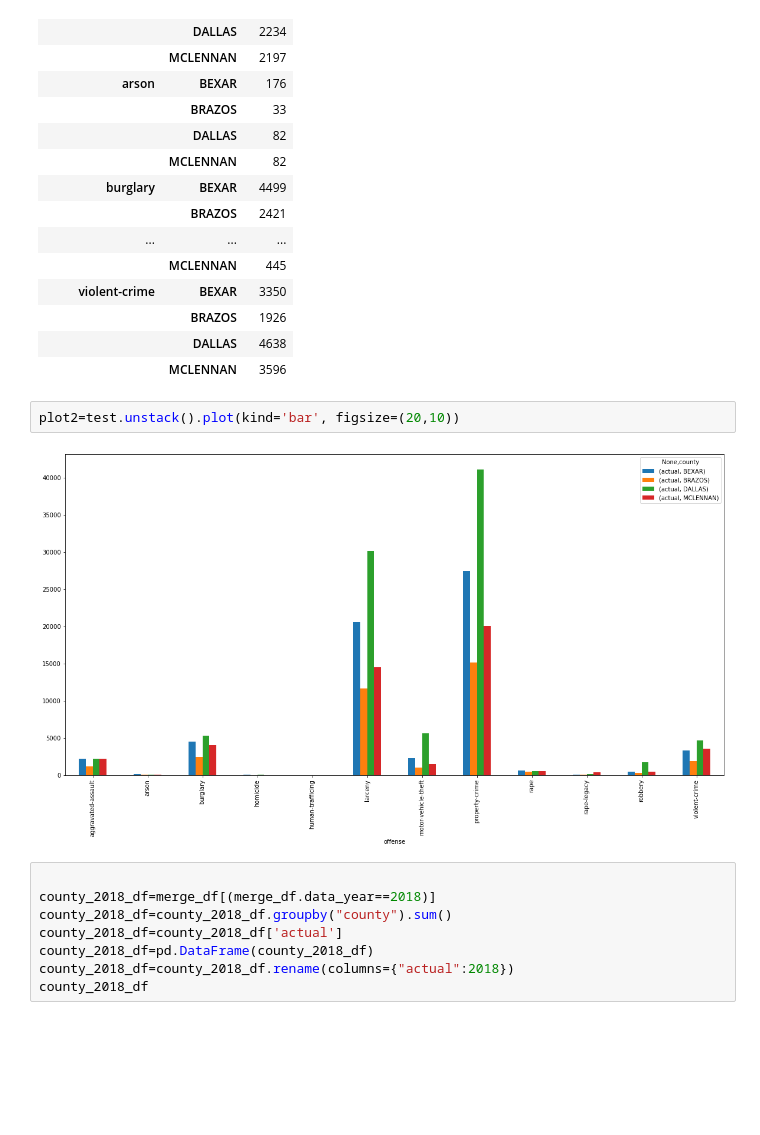
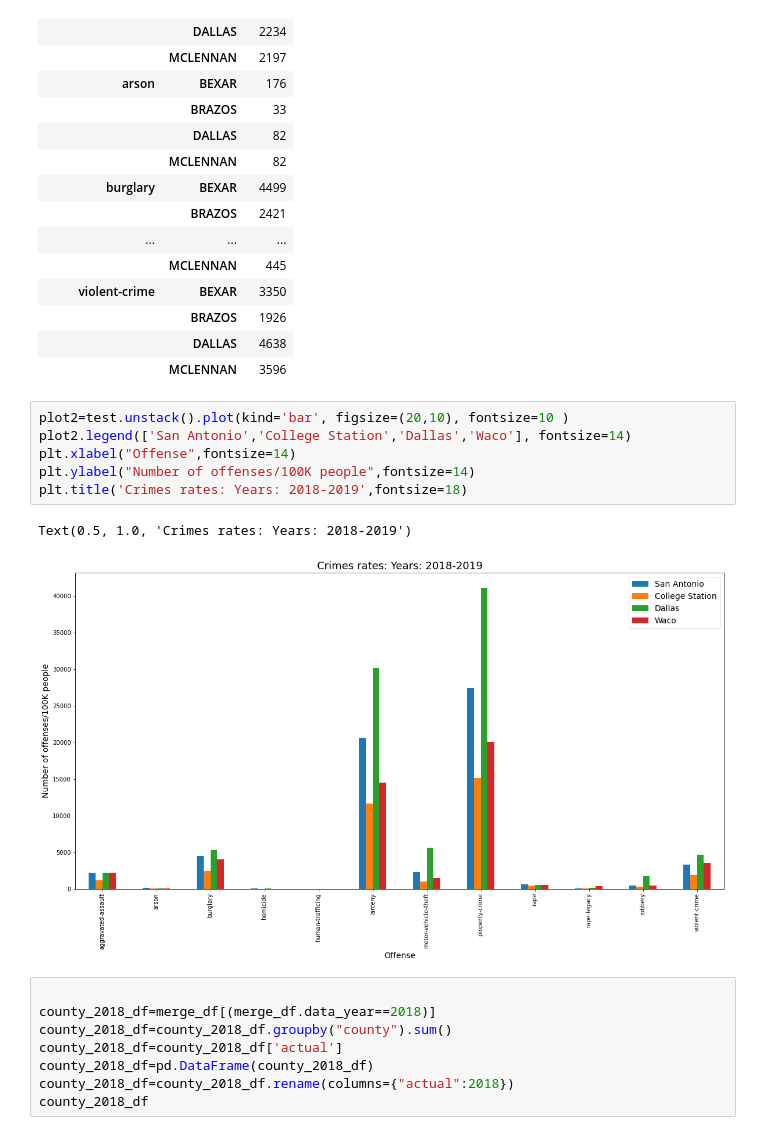
Before and after one commit to Aprieto7/Project-1, a Jupyter notebook: Crime_Data.ipynb, the cells around one changed output. Saved outputs shown, nothing was run; the diff lists cells and outputs as text; blank space fills up the shorter version.

```diff
--- a/Crime_Data.ipynb
+++ b/Crime_Data.ipynb
@@ -196,10 +198,15 @@ test
 |  | BRAZOS | 1926 |
 |  | DALLAS | 4638 |
 |  | MCLENNAN | 3596 |
-# %%
-plot2=test.unstack().plot(kind='bar', figsize=(20,10))
-# %% [output]
-[figure, removed]
+# %%
+plot2=test.unstack().plot(kind='bar', figsize=(20,10), fontsize=10 )
+plot2.legend(['San Antonio','College Station','Dallas','Waco'], fontsize=14)
+plt.xlabel("Offense",fontsize=14)
+plt.ylabel("Number of offenses/100K people",fontsize=14)
+plt.title('Crimes rates: Years: 2018-2019',fontsize=18)
+# %% [output]
+Text(0.5, 1.0, 'Crimes rates: Years: 2018-2019')
+[figure, added]
 # %%
 
 county_2018_df=merge_df[(merge_df.data_year==2018)]
```
Also changed, not shown: parts of 9 cells of this notebook.
